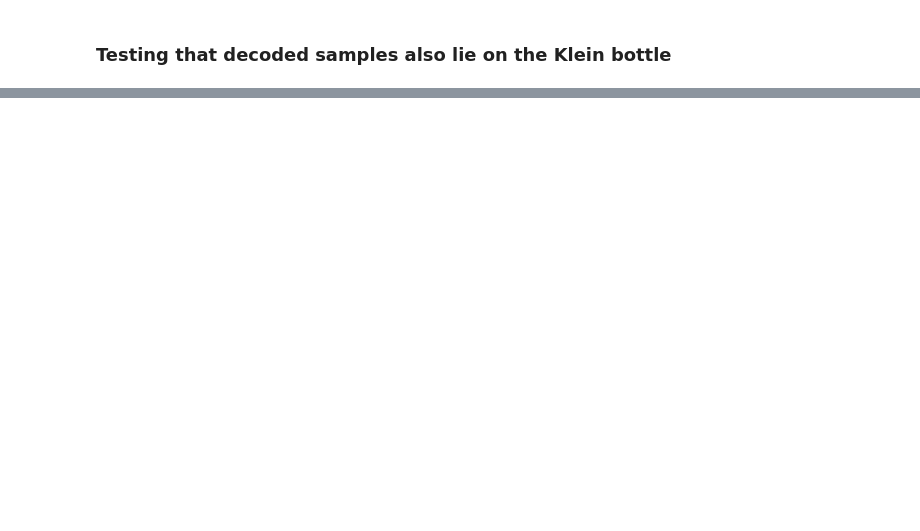
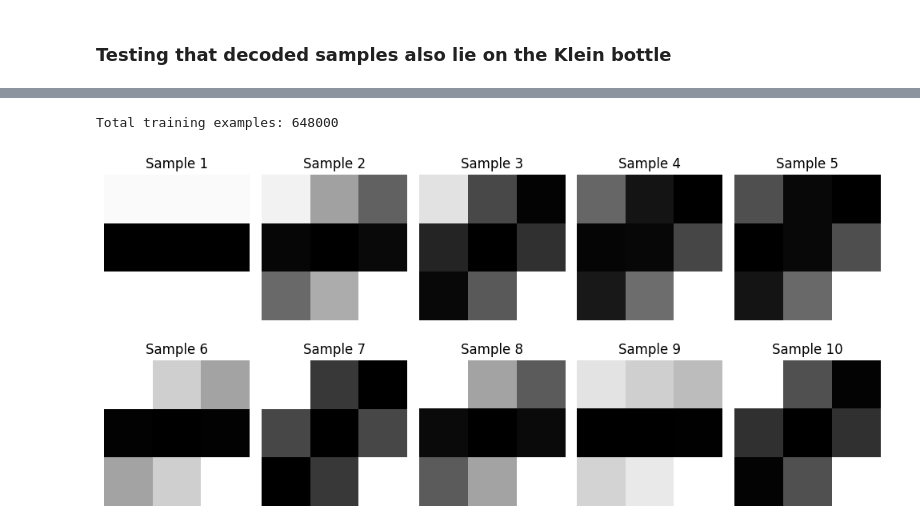
Before and after one commit to bekemax/KleinVAE, a Jupyter notebook: notebooks/klein-vae-experiments.ipynb, the cells around one changed output, grey strips where cells are left out. Cells and saved outputs as stored; diff of their text form; code cells hidden in the pictures; blank space fills up the shorter version.

```diff
--- a/notebooks/klein-vae-experiments.ipynb
+++ b/notebooks/klein-vae-experiments.ipynb
@@ -109,0 +138,22 @@ plot_diagrams(diagrams, show=True, title='Persistence Diagrams for Sampled Filte
+# %%
+multiclass_datamodule = MulticlassFiltersDataModule(num_samples_per_angle=100)
+multiclass_datamodule.setup()
+multiclass_datamodule.train_dataloader().dataset[640][0]
+
+total_examples = len(multiclass_datamodule.train_dataloader().dataset)
+print(f"Total training examples: {total_examples}")
+
+indices = random.sample(range(total_examples), 10)
+filters = [multiclass_datamodule.train_dataloader().dataset[i][0].reshape(3, 3) for i in indices]
+
+plt.figure(figsize=(10, 5))
+for i, filter_img in enumerate(filters):
+    plt.subplot(2, 5, i + 1)
+    plt.imshow(filter_img.detach().cpu().numpy(), cmap='gray')
+    plt.axis('off')
+    plt.title(f'Sample {i+1}')
+plt.tight_layout()
+plt.show()
+# %% [output]
+Total training examples: 648000
+[figure, added]
```
Also changed, not shown: parts of 18 cells of this notebook, 3 other files.
